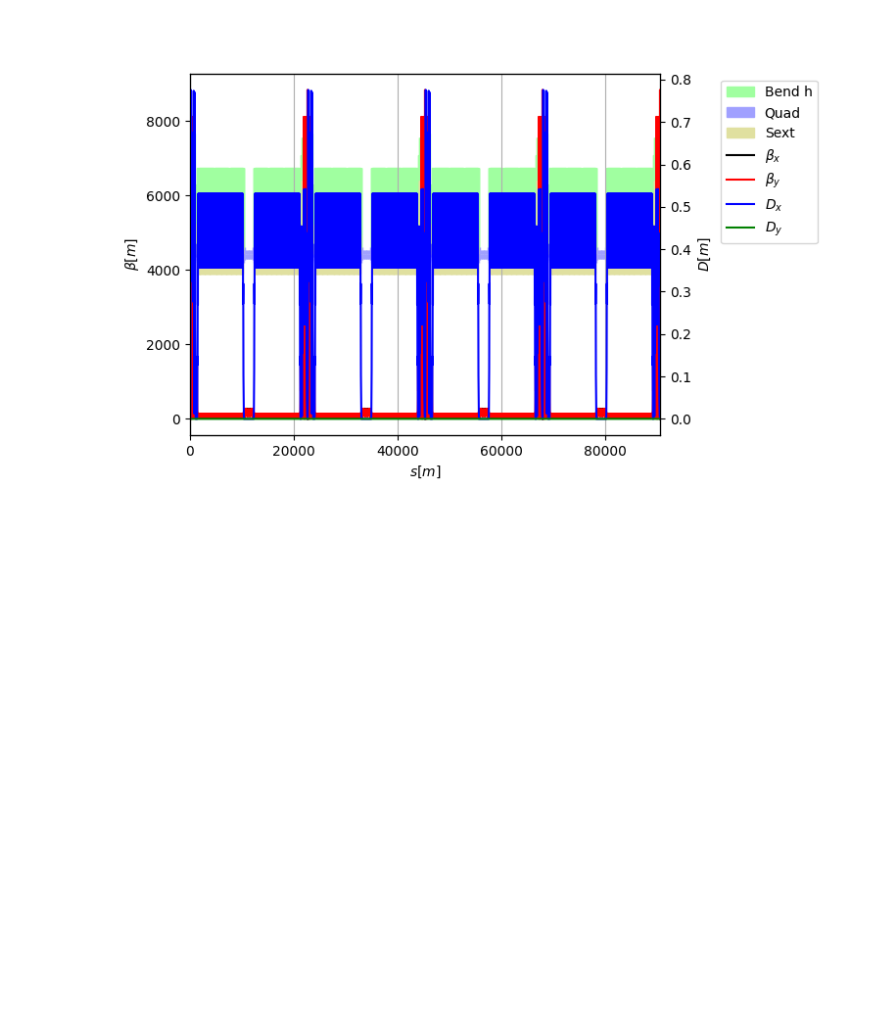
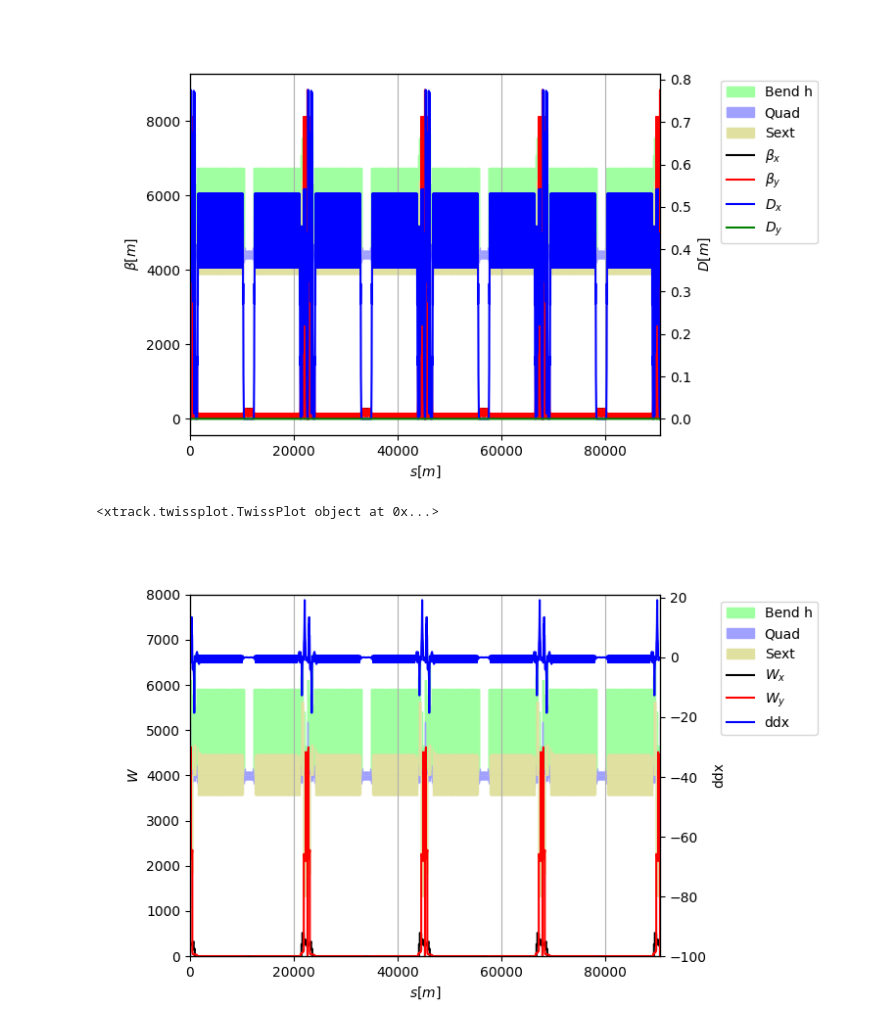
Before and after one commit to giadarol/fcc_92, a Jupyter notebook: 004_tutorial_cap_meeting/notebook_14_putting_it_together.ipynb, the cells around one changed output. Drawn from its saved outputs; the diff is of its cells as text; code cells hidden in the pictures; blank space fills up the shorter version.

```diff
--- a/004_tutorial_cap_meeting/notebook_14_putting_it_together.ipynb
+++ b/004_tutorial_cap_meeting/notebook_14_putting_it_together.ipynb
@@ -31,5 +31,8 @@ tw.plot()
 <xtrack.twissplot.TwissPlot object at 0x...>
 [figure]
 # %%
-pp = opt.plot(yl='wx_chrom wy_chrom', yr='ddx')
-pp.ylim(left_lo=0, left_hi=5000, right_lo=-20)
+pp = tw.plot(yl='wx_chrom wy_chrom', yr='ddx')
+pp.ylim(left_lo=0, left_hi=8000, right_lo=-100)
+# %% [output]
+<xtrack.twissplot.TwissPlot object at 0x...>
+[figure, added]
```
Also changed, not shown: parts of 3 cells of this notebook.
